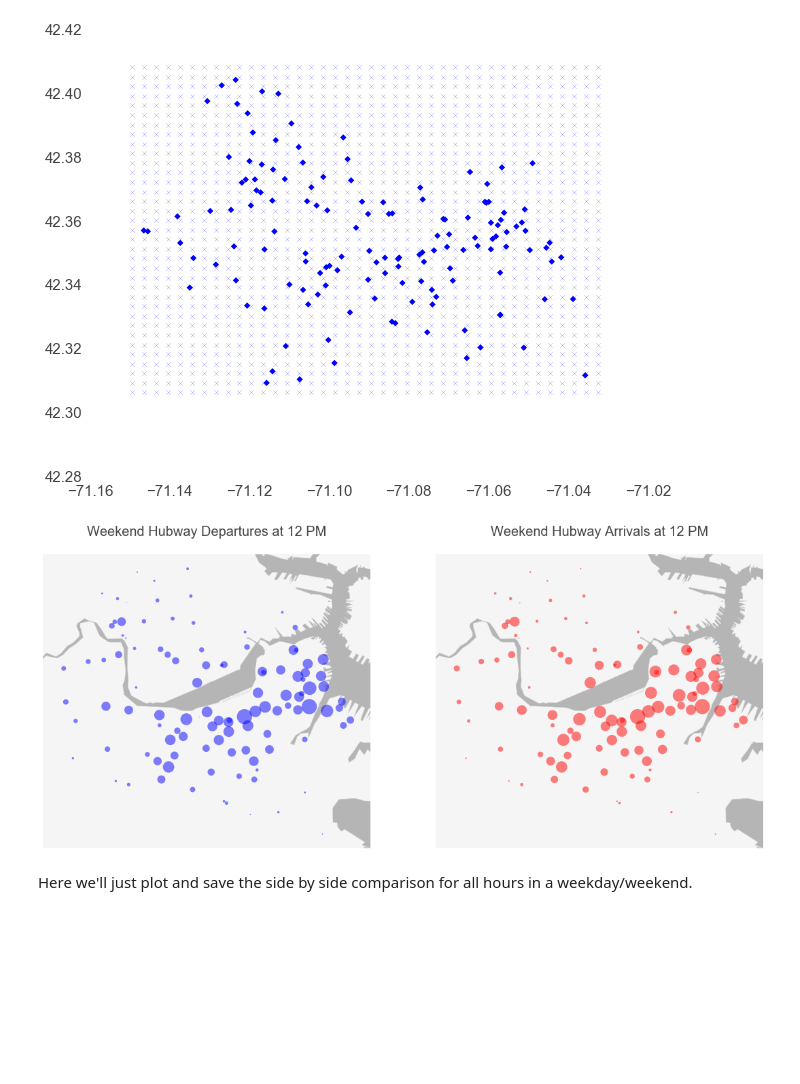
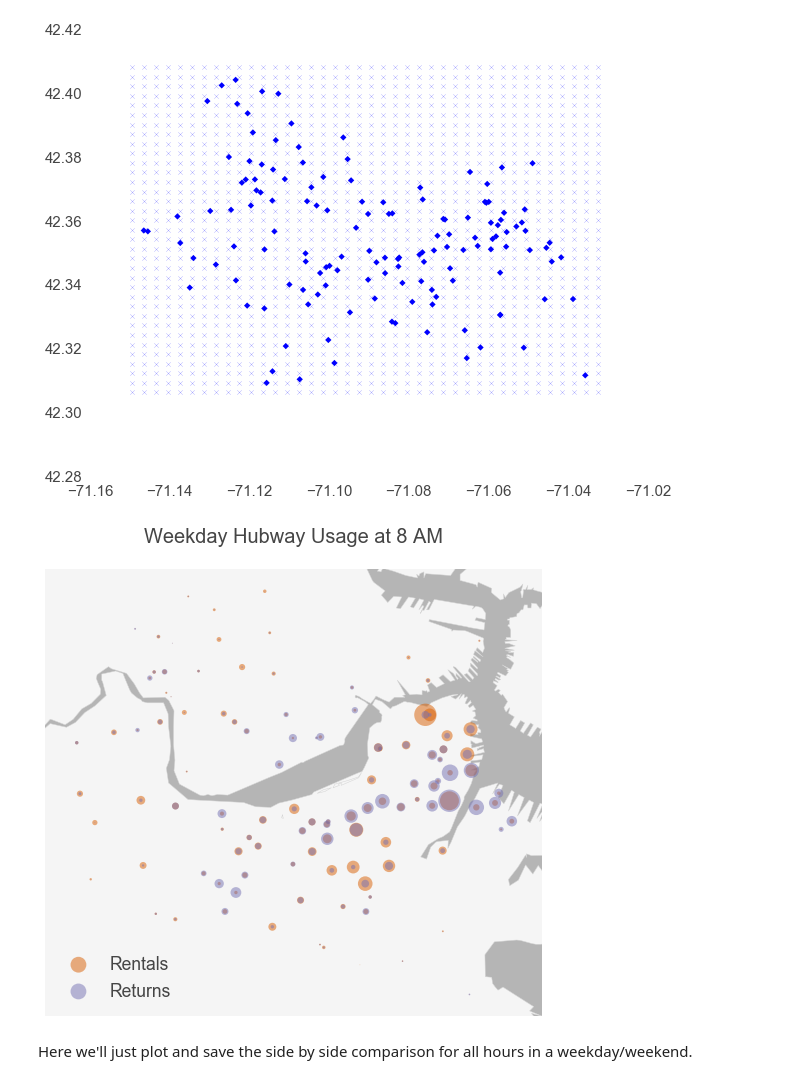
Before and after one commit to am207Hubway/final_project, a Jupyter notebook: Initial Data Exploration.ipynb, the cells around one changed output. Drawn from its saved outputs; the diff is of its cells as text; code cells hidden in the pictures; blank space fills up the shorter version.

```diff
--- a/Initial Data Exploration.ipynb
+++ b/Initial Data Exploration.ipynb
@@ -174,8 +174,9 @@ def stationmap(weekday, hour, filedir=None, savefig=False):
     tripsin = [t *1.0 / (max(intrips) *1.0 )* 500.0 for t in intrips]
 
     #set up plot with mercator projection and coastline for context
-    plt.subplots(1,2,figsize=(19,12))
-    plt.subplot(1, 2, 1)
+    plt.figure()
+#     plt.subplots(1,2,figsize=(19,12))
+#     plt.subplot(1, 2, 1)
     m=Basemap(projection='merc',llcrnrlon=-71.145, llcrnrlat=42.317, urcrnrlon=-71.035, urcrnrlat=42.39, resolution='c')
     m.drawmapboundary(fill_color='#F5F5F5',  linewidth=0)
     m.readshapefile('data/water_shp/water_shp', 'waterlyr', drawbounds=True,color='#D5D5D5')
@@ -186,23 +187,24 @@ def stationmap(weekday, hour, filedir=None, savefig=False):
     xout,yout = m(lonlistout,latlistout)
 
     #plot trip departures using scaled circles at the station locations
-    m.scatter( xout, yout,  c='blue', s=tripsout, marker='o', alpha=0.5,zorder = 2, )
-    plt.title('Weekend Hubway Departures at ' + time_title + '\n')
+    m.scatter( xout, yout,  c=dark_colors[2], s=tripsout, marker='o', alpha=0.5,zorder = 2, label='Rentals')
+#     plt.title('Weekend Hubway Rentals at ' + time_title + '\n')
 
     #set up plot with mercator projection and coastline for context
-    plt.subplot(1, 2, 2)
-    m2=Basemap(projection='merc',llcrnrlon=-71.145, llcrnrlat=42.317, urcrnrlon=-71.035, urcrnrlat=42.39, resolution='c')
-    m2.drawmapboundary(fill_color='#F5F5F5', linewidth=0)
-    m2.readshapefile('data/water_shp/water_shp', 'waterlyr', drawbounds=True,color='#D5D5D5')
-    poly = Polygon(m2.waterlyr[0], facecolor='#B5B5B5')
-    plt.gca().add_patch(poly)
+#     plt.subplot(1, 2, 2)
+#     m2=Basemap(projection='merc',llcrnrlon=-71.145, llcrnrlat=42.317, urcrnrlon=-71.035, urcrnrlat=42.39, resolution='c')
+#     m2.drawmapboundary(fill_color='#F5F5F5', linewidth=0)
+#     m2.readshapefile('data/water_shp/water_shp', 'waterlyr', drawbounds=True,color='#D5D5D5')
+#     poly = Polygon(m2.waterlyr[0], facecolor='#B5B5B5')
+#     plt.gca().add_patch(poly)
 
     # compute the native map projection coordinates for stations
     xin,yin = m(lonlistin,latlistin)
 
     #plot trip departures using scaled circles at the station locations
-    m2.scatter( xin, yin,  c='red', s=tripsin, marker='o', zorder = 2, alpha=0.5)
-    plt.title('Weekend Hubway Arrivals at ' + time_title + '\n')
+    m.scatter( xin, yin,  c=dark_colors[3], s=tripsin, marker='o', zorder = 2, alpha=0.5,label="Returns")
+    plt.legend(loc=3)
+    plt.title('Weekend Hubway Usage at ' + time_title + '\n')
 
     if savefig:
         return plt.savefig(filedir+'/figure' + img_num)
@@ -210,9 +212,9 @@ def stationmap(weekday, hour, filedir=None, savefig=False):
         return plt.show()
 # %%
 #call function to map stations
-stationmap(weekdaystations, 12)
+stationmap(weekdaystations, 8)
 # %% [output]
-[figure, old version]
+[figure, new version]
 # %% [markdown]
 Here we'll just plot and save the side by side comparison for all hours in a weekday/weekend.
 # %%
```
Also changed, not shown: parts of 1 cell of this notebook, 2 other files.
